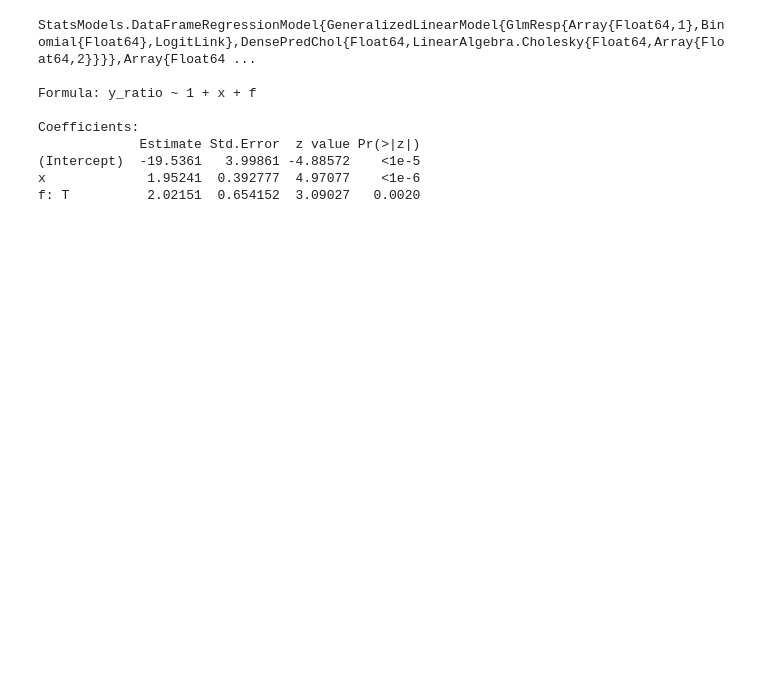
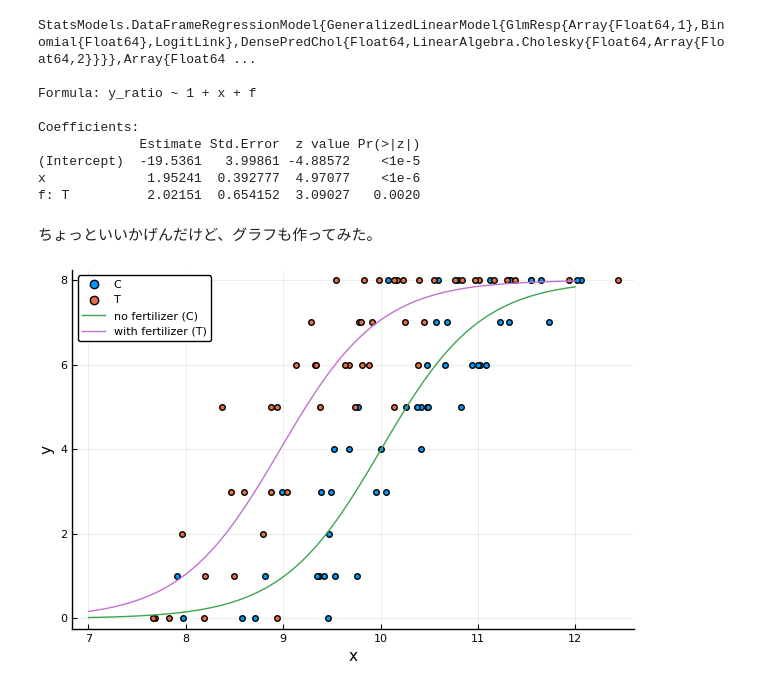
Before and after one commit to JikanBae/kubo-midoribon-julia, a Jupyter notebook: ch6.ipynb, the cells around one changed output. Cells and saved outputs as stored; diff of their text form; code cells hidden in the pictures; blank space fills up the shorter version.

```diff
--- a/ch6.ipynb
+++ b/ch6.ipynb
@@ -144,3 +152,19 @@ Coefficients:
 (Intercept)  -19.5361   3.99861 -4.88572    <1e-5
 x             1.95241  0.392777  4.97077    <1e-6
 f: T          2.02151  0.654152  3.09027   0.0020
+# %% [markdown]
+ちょっといいかげんだけど、グラフも作ってみた。
+# %%
+z = range(7, stop=12, length=101)
+b1 = -19.5361; b2 = 1.95241; b3=2.02151;
+
+theta = 1 / b2
+mu = -b1 * theta
+@df d scatter(:x, :y, group=:f, xlabel="x", ylabel="y", legend=:topleft)
+plot!(z, cdf.(Logistic(mu, theta), z) * 8, label="no fertilizer (C)")
+
+theta = 1 / b2
+mu = -(b1 + b3) * theta
+plot!(z, cdf.(Logistic(mu, theta), z) * 8, label="with fertilizer (T)")
+# %% [output]
+[figure, added]
```
Also changed, not shown: parts of 9 cells of this notebook, 2 other files.
